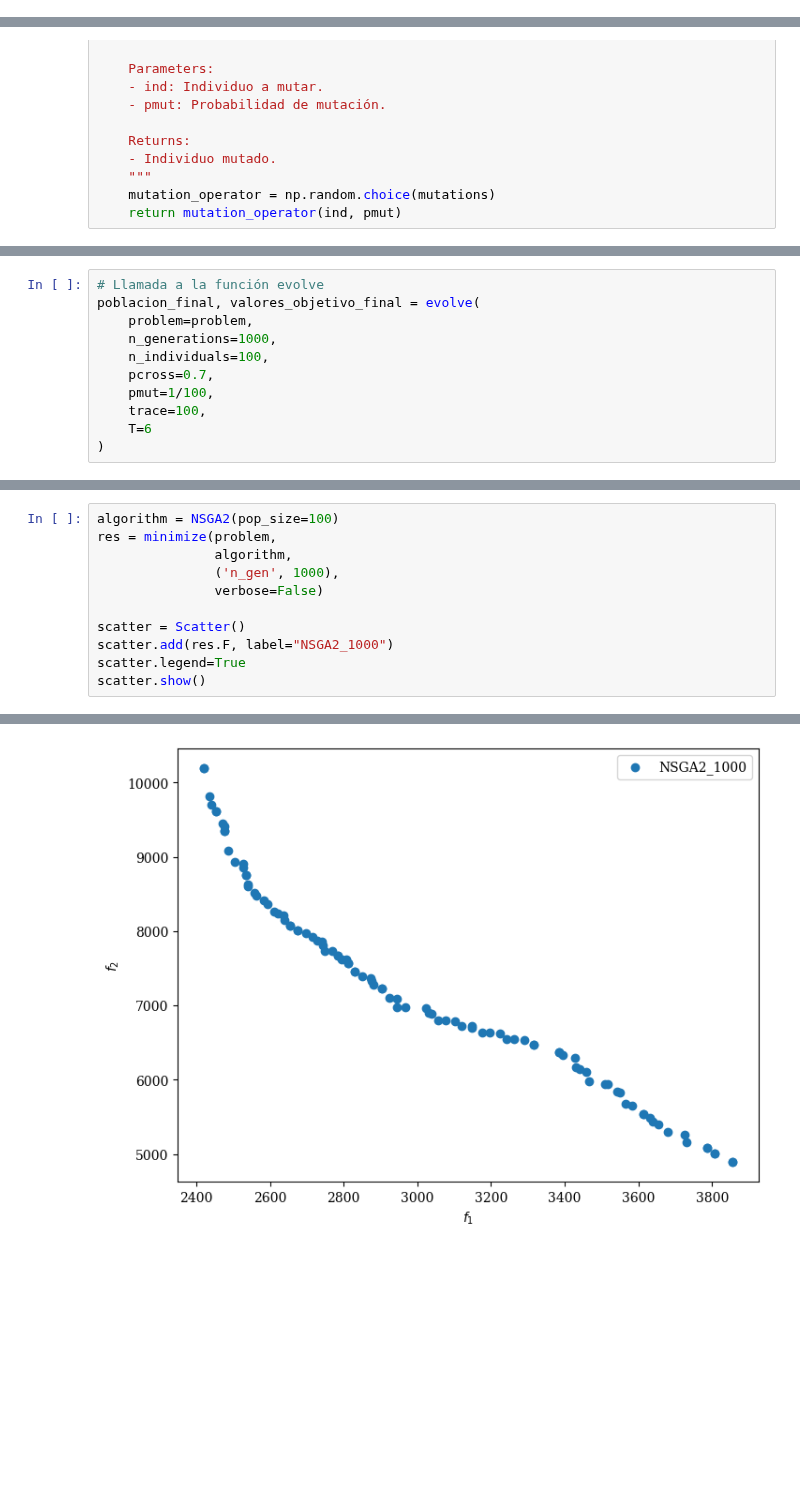
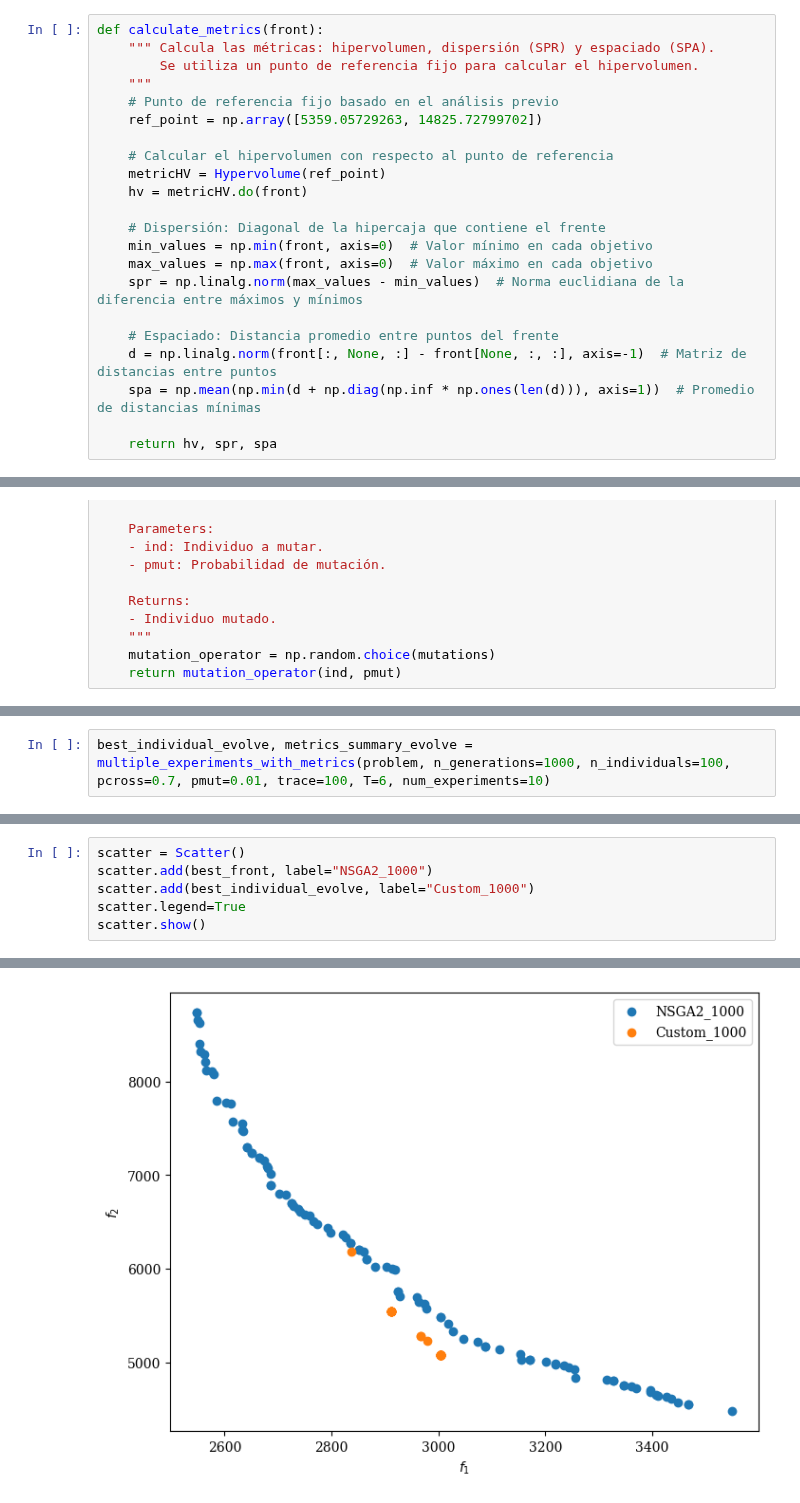
Before and after one commit to JorgeDC01/EMOC, a Jupyter notebook: TSP_MO_Prueba.ipynb, the cells around one changed output, grey strips where cells are left out. Cells and saved outputs as stored; diff of their text form; blank space fills up the shorter version.

Commit message:
Añadidas metricas

```diff
--- a/TSP_MO_Prueba.ipynb
+++ b/TSP_MO_Prueba.ipynb
@@ -62,0 +108,22 @@ print(np.shape(problem.times))
+# %%
+def calculate_metrics(front):
+    """ Calcula las métricas: hipervolumen, dispersión (SPR) y espaciado (SPA).
+        Se utiliza un punto de referencia fijo para calcular el hipervolumen.
+    """
+    # Punto de referencia fijo basado en el análisis previo
+    ref_point = np.array([5359.05729263, 14825.72799702])
+
+    # Calcular el hipervolumen con respecto al punto de referencia
+    metricHV = Hypervolume(ref_point)
+    hv = metricHV.do(front)
+
+    # Dispersión: Diagonal de la hipercaja que contiene el frente
+    min_values = np.min(front, axis=0)  # Valor mínimo en cada objetivo
+    max_values = np.max(front, axis=0)  # Valor máximo en cada objetivo
+    spr = np.linalg.norm(max_values - min_values)  # Norma euclidiana de la diferencia entre máximos y mínimos
+
+    # Espaciado: Distancia promedio entre puntos del frente
+    d = np.linalg.norm(front[:, None, :] - front[None, :, :], axis=-1)  # Matriz de distancias entre puntos
+    spa = np.mean(np.min(d + np.diag(np.inf * np.ones(len(d))), axis=1))  # Promedio de distancias mínimas
+
+    return hv, spr, spa
@@ -358,12 +539,3 @@ def evolve(problem, n_generations, n_individuals, pcross, pmut, trace=10, T=2):
 # %%
-# Llamada a la función evolve
-poblacion_final, valores_objetivo_final = evolve(
-    problem=problem,
-    n_generations=1000,
-    n_individuals=100,
-    pcross=0.7,
-    pmut=1/100,
-    trace=100,
-    T=6
-)
+best_individual_evolve, metrics_summary_evolve = multiple_experiments_with_metrics(problem, n_generations=1000, n_individuals=100, pcross=0.7, pmut=0.01, trace=100, T=6, num_experiments=10)
 # %% [output]
@@ -447,14 +559,9 @@ El vector [3238.83324963 5609.13179593] aparece 1 vez.
 # %%
-algorithm = NSGA2(pop_size=100)
-res = minimize(problem,
-               algorithm,
-               ('n_gen', 1000),
-               verbose=False)
-
 scatter = Scatter()
-scatter.add(res.F, label="NSGA2_1000")
+scatter.add(best_front, label="NSGA2_1000")
+scatter.add(best_individual_evolve, label="Custom_1000")
 scatter.legend=True
 scatter.show()
 # %% [output]
 <pymoo.visualization.scatter.Scatter at 0x...>
-[figure, old version]
+[figure, new version]
```
Also changed, not shown: parts of 18 cells of this notebook.
